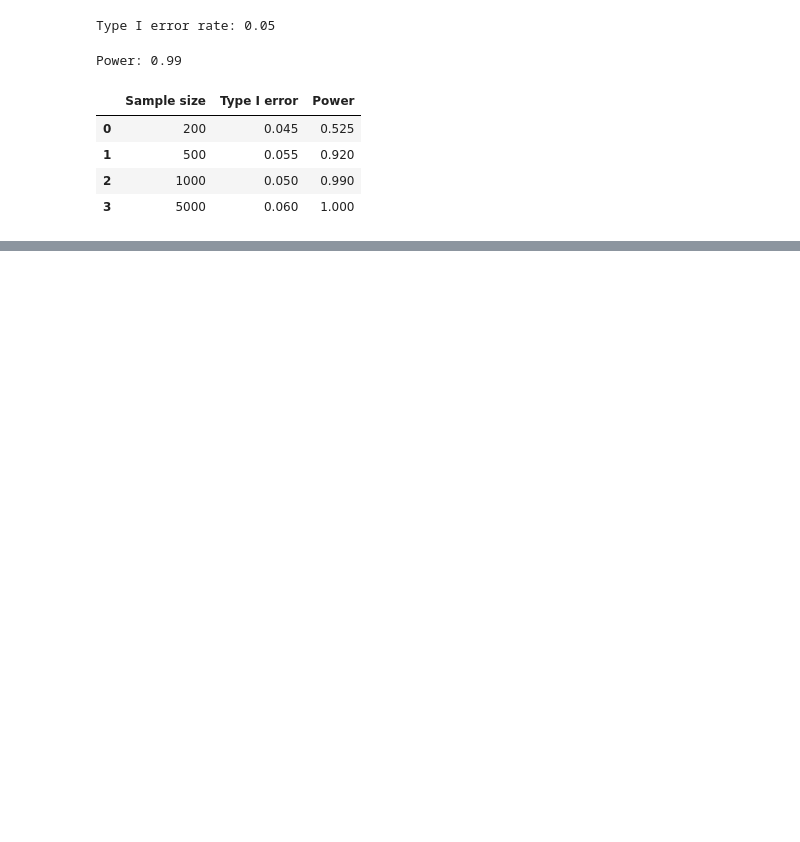
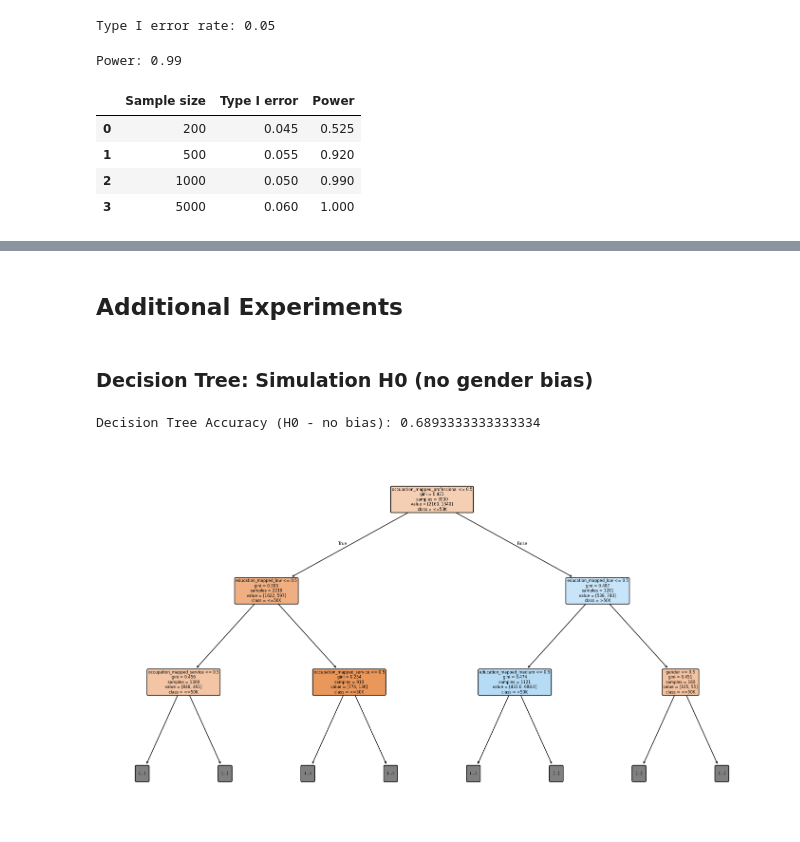
Before and after one commit to RumenIliev/Gender-Bias-Project, a Jupyter notebook: main.ipynb, the cells around one changed output, grey strips where cells are left out. Cells and saved outputs as stored; diff of their text form; code cells hidden in the pictures; blank space fills up the shorter version.

```diff
--- a/main.ipynb
+++ b/main.ipynb
@@ -227,0 +245,16 @@ adult_gender_effect
+# %% [markdown]
+## Additional Experiments
+# %% [markdown]
+### Decision Tree: Simulation H0 (no gender bias)
+# %%
+X_null, y_null = preprocess_dataframe(df_null)
+
+dt_null = evaluate_decision_tree(X_null, y_null)
+print("Decision Tree Accuracy (H0 - no bias):", dt_null["accuracy"])
+# %% [output]
+Decision Tree Accuracy (H0 - no bias): 0.6893333333333334
+# %%
+dt_null = evaluate_decision_tree(X_null, y_null)
+plot_decision_tree(dt_null["model"], X_null.columns, max_depth=2)
+# %% [output]
+[figure, added]
```
Also changed, not shown: parts of 32 cells of this notebook, 1 other file.
